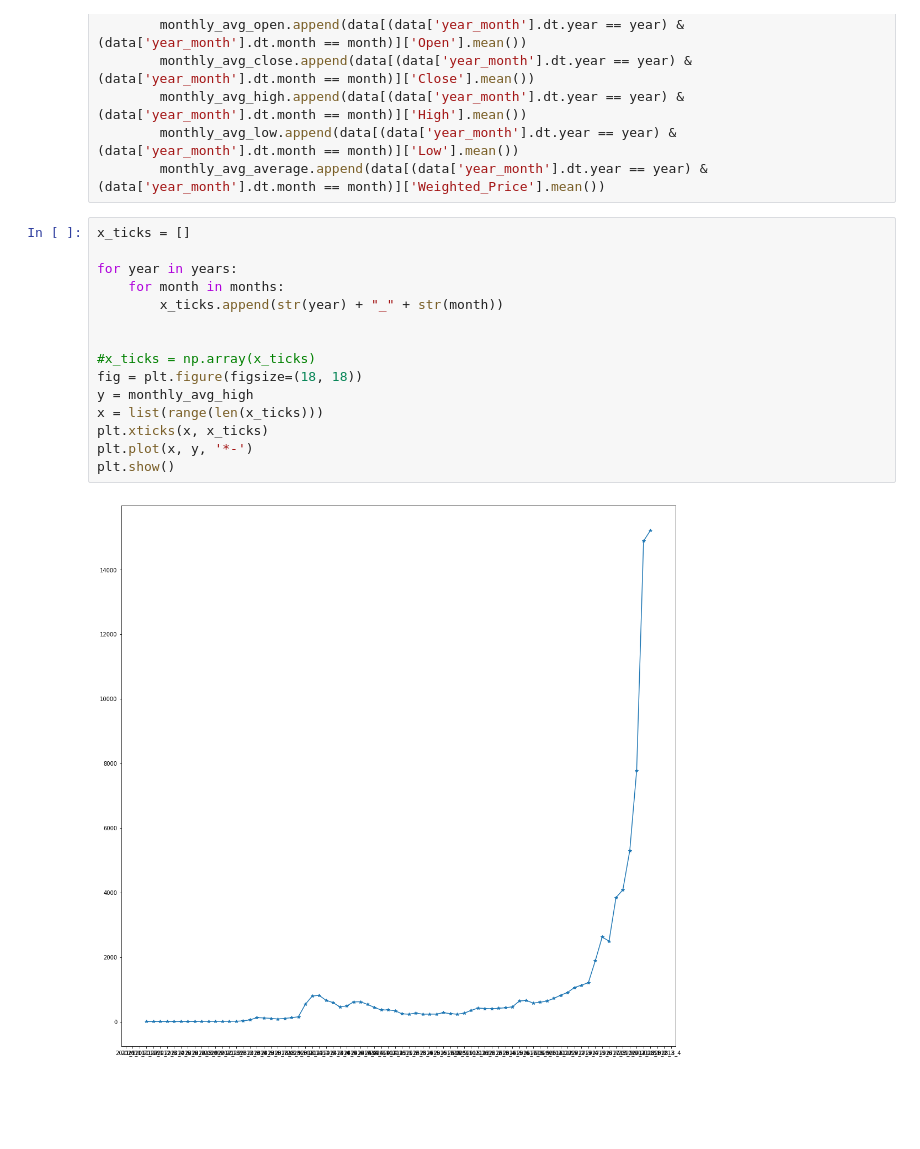
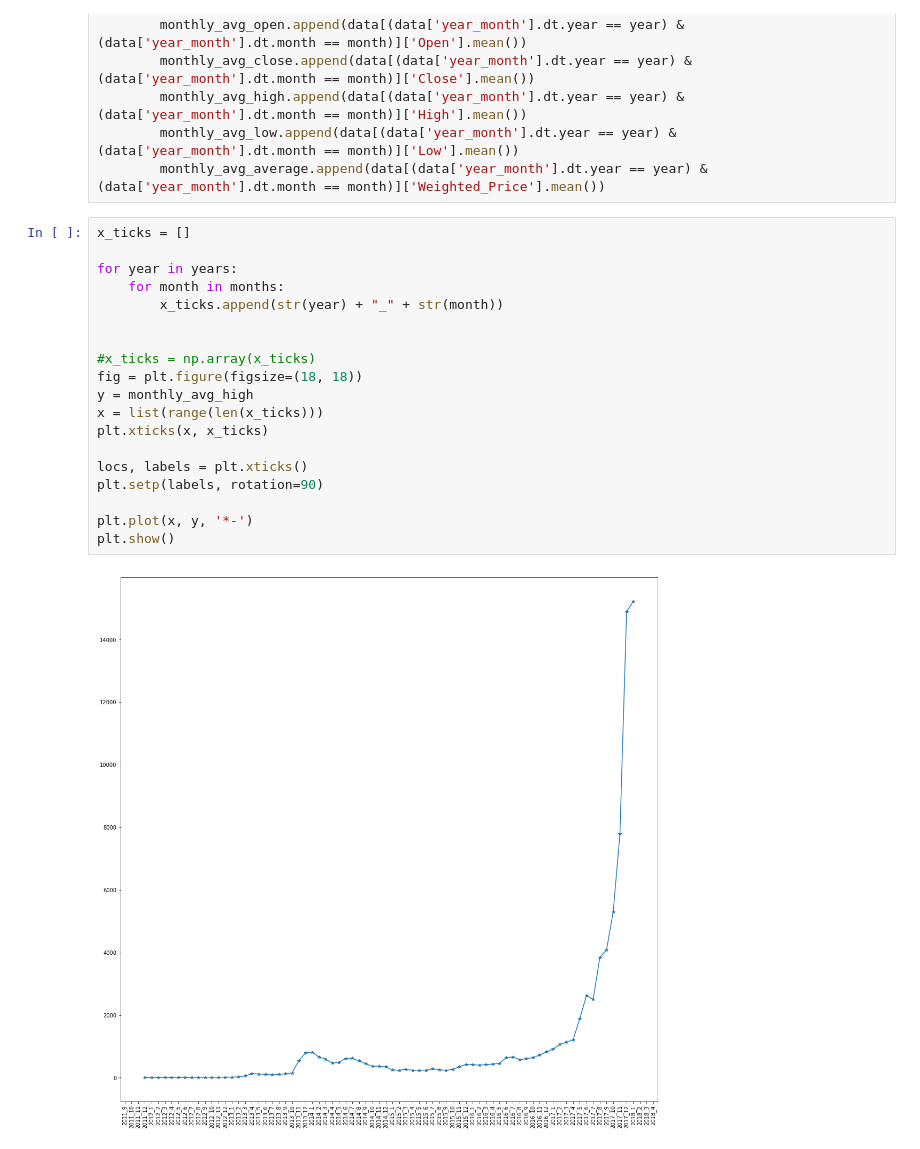
Before and after one commit to srjit/gems, a Jupyter notebook: bitcoin/bitcoin-data-exploration.ipynb, the cells around one changed output. Saved outputs shown, nothing was run; the diff lists cells and outputs as text; blank space fills up the shorter version.

```diff
--- a/bitcoin/bitcoin-data-exploration.ipynb
+++ b/bitcoin/bitcoin-data-exploration.ipynb
@@ -91,17 +91,21 @@ for year in years:
 # %%
 x_ticks = []
 
 for year in years:
     for month in months:
         x_ticks.append(str(year) + "_" + str(month))
 
 
 #x_ticks = np.array(x_ticks)
 fig = plt.figure(figsize=(18, 18))
 y = monthly_avg_high
 x = list(range(len(x_ticks)))
 plt.xticks(x, x_ticks)
+
+locs, labels = plt.xticks()
+plt.setp(labels, rotation=90)
+
 plt.plot(x, y, '*-')
 plt.show()
 # %% [output]
-[figure, old version]
+[figure, new version]
```
Also changed, not shown: 1 other file.
